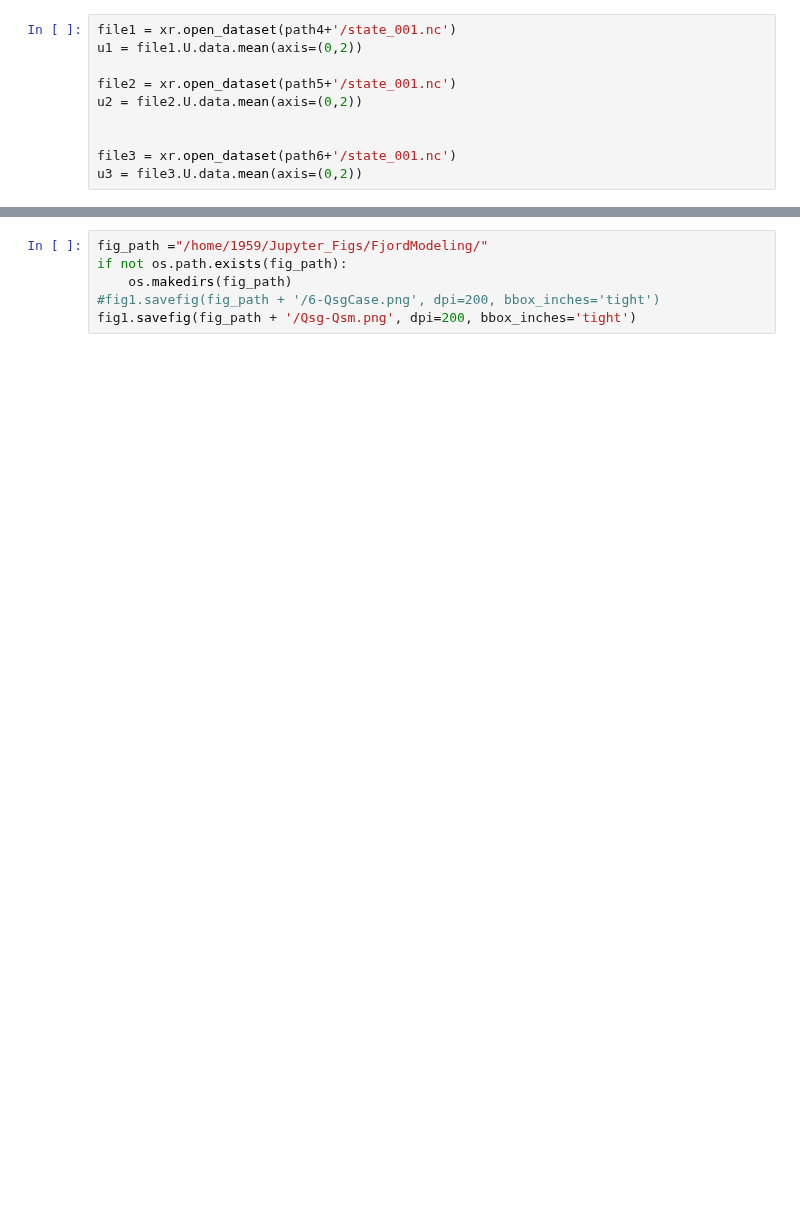
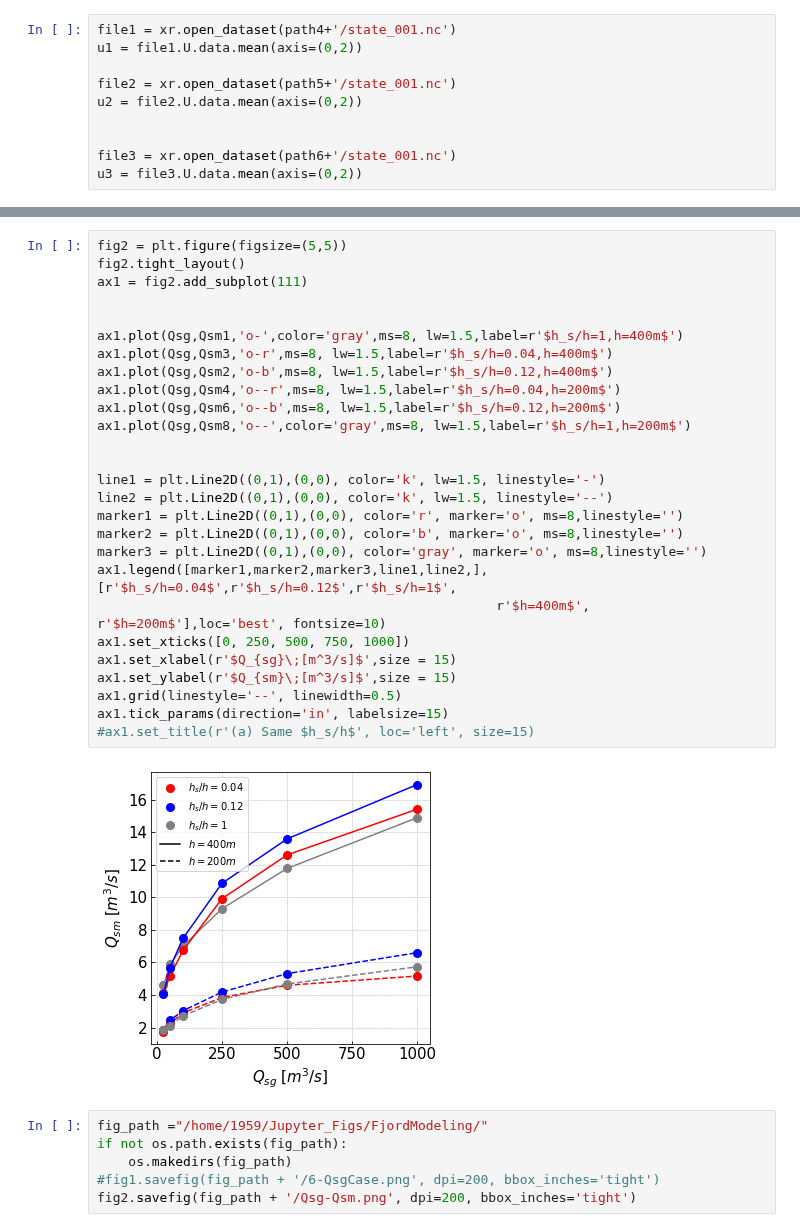
Before and after one commit to weiyangbao/Jupyter-Iceplume, a Jupyter notebook: Fjord Modeling/Qsm_Qsg.ipynb, the cells around one changed output, grey strips where cells are left out. Cells and saved outputs as stored; diff of their text form; blank space fills up the shorter version.

```diff
--- a/Fjord Modeling/Qsm_Qsg.ipynb
+++ b/Fjord Modeling/Qsm_Qsg.ipynb
@@ -150,6 +125,35 @@ Text(0.0, 1.0, '(b) Same $h_s$')
+# %%
+fig2 = plt.figure(figsize=(5,5))
+fig2.tight_layout()
+ax1 = fig2.add_subplot(111)
+
+
+ax1.plot(Qsg,Qsm1,'o-',color='gray',ms=8, lw=1.5,label=r'$h_s/h=1,h=400m$')
+ax1.plot(Qsg,Qsm3,'o-r',ms=8, lw=1.5,label=r'$h_s/h=0.04,h=400m$')
+ax1.plot(Qsg,Qsm2,'o-b',ms=8, lw=1.5,label=r'$h_s/h=0.12,h=400m$')
+ax1.plot(Qsg,Qsm4,'o--r',ms=8, lw=1.5,label=r'$h_s/h=0.04,h=200m$')
+ax1.plot(Qsg,Qsm6,'o--b',ms=8, lw=1.5,label=r'$h_s/h=0.12,h=200m$')
+ax1.plot(Qsg,Qsm8,'o--',color='gray',ms=8, lw=1.5,label=r'$h_s/h=1,h=200m$')
+
+
+line1 = plt.Line2D((0,1),(0,0), color='k', lw=1.5, linestyle='-')
+line2 = plt.Line2D((0,1),(0,0), color='k', lw=1.5, linestyle='--')
+marker1 = plt.Line2D((0,1),(0,0), color='r', marker='o', ms=8,linestyle='')
+marker2 = plt.Line2D((0,1),(0,0), color='b', marker='o', ms=8,linestyle='')
+marker3 = plt.Line2D((0,1),(0,0), color='gray', marker='o', ms=8,linestyle='')
+ax1.legend([marker1,marker2,marker3,line1,line2,],[r'$h_s/h=0.04$',r'$h_s/h=0.12$',r'$h_s/h=1$',
+                                                   r'$h=400m$', r'$h=200m$'],loc='best', fontsize=10)
+ax1.set_xticks([0, 250, 500, 750, 1000])
+ax1.set_xlabel(r'$Q_{sg}\;[m^3/s]$',size = 15)
+ax1.set_ylabel(r'$Q_{sm}\;[m^3/s]$',size = 15)
+ax1.grid(linestyle='--', linewidth=0.5)
+ax1.tick_params(direction='in', labelsize=15)
+#ax1.set_title(r'(a) Same $h_s/h$', loc='left', size=15)
+# %% [output]
+[figure, added]
 # %%
 fig_path ="/home/1959/Jupyter_Figs/FjordModeling/"
 if not os.path.exists(fig_path):
     os.makedirs(fig_path)
 #fig1.savefig(fig_path + '/6-QsgCase.png', dpi=200, bbox_inches='tight')
-fig1.savefig(fig_path + '/Qsg-Qsm.png', dpi=200, bbox_inches='tight')
+fig2.savefig(fig_path + '/Qsg-Qsm.png', dpi=200, bbox_inches='tight')
```
Also changed, not shown: parts of 4 cells of this notebook, 6 other files.
